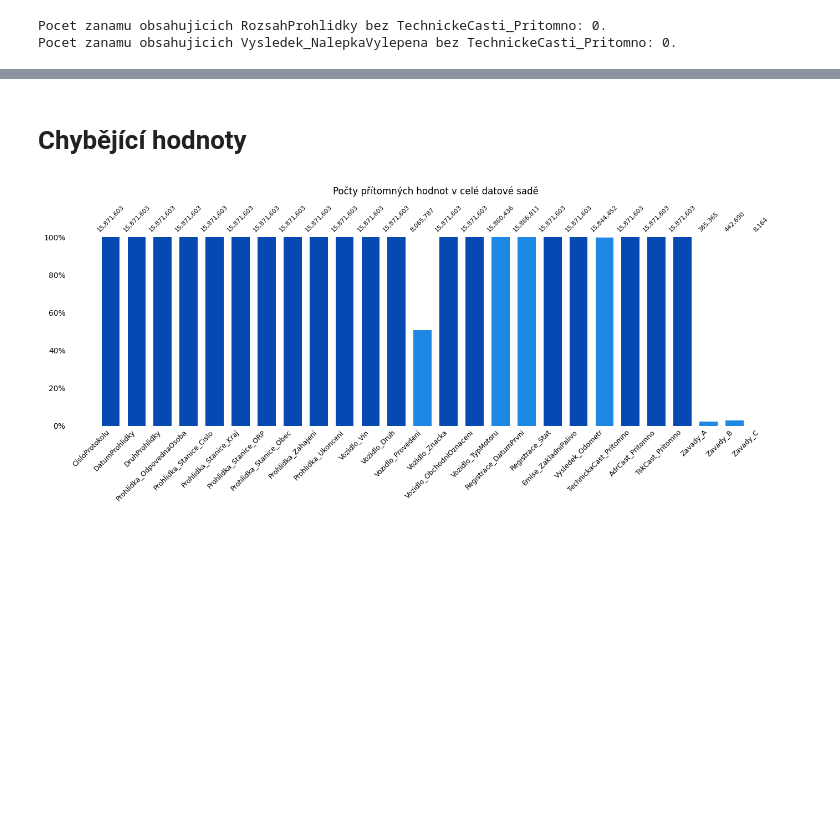
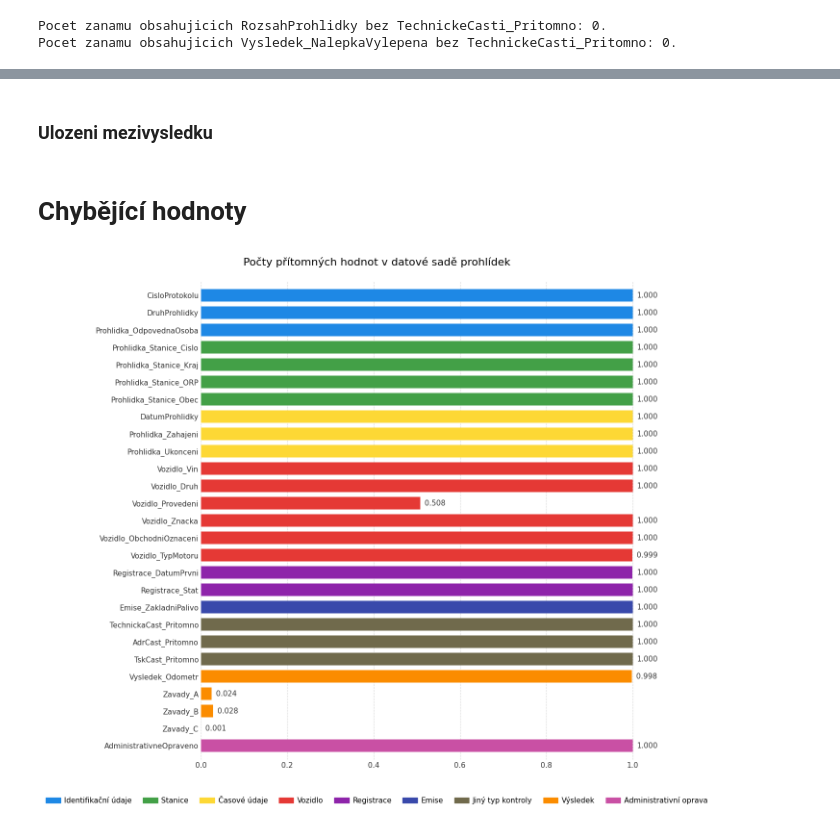
Before and after one commit to opendatalabcz/emissions-data-analysis-cz, a Jupyter notebook: kod/explorace/prohlidky_exploration.ipynb, the cells around one changed output, grey strips where cells are left out. Drawn from its saved outputs; the diff is of its cells as text; code cells hidden in the pictures; blank space fills up the shorter version.

```diff
--- a/kod/explorace/prohlidky_exploration.ipynb
+++ b/kod/explorace/prohlidky_exploration.ipynb
@@ -316,0 +297,4 @@ shape: (80_424, 5)
+# %%
+df_orphaned_repairs = df.filter(pl.col('AdministrativniOprava_CisloProtokolu').is_not_null()).join(df.select('CisloProtokolu'), left_on='AdministrativniOprava_CisloProtokolu', right_on='CisloProtokolu', how='anti')
+if PRINT: print(f'Pocet administrativnich oprav, ktere se odkazuji na neexistujici protokol: {len(df_orphaned_repairs)}')
+df = df.join(df_orphaned_repairs.select("CisloProtokolu"), on="CisloProtokolu", how="anti")
@@ -403,0 +515,3 @@ df = (
+# %%
+df = df.select(['CisloProtokolu', 'DruhProhlidky', 'Prohlidka_OdpovednaOsoba', 'Prohlidka_Stanice_Cislo', 'Prohlidka_Stanice_Kraj', 'Prohlidka_Stanice_ORP', 'Prohlidka_Stanice_Obec', 'DatumProhlidky', 'Prohlidka_Zahajeni', 'Prohlidka_Ukonceni', 'Vozidlo_Vin', 'Vozidlo_Druh', 'Vozidlo_Provedeni', 'Vozidlo_Znacka', 'Vozidlo_ObchodniOznaceni', 'Vozidlo_TypMotoru', 'Registrace_DatumPrvni', 'Registrace_Stat', 'Emise_ZakladniPalivo', 'TechnickaCast_Pritomno', 'AdrCast_Pritomno', 'TskCast_Pritomno', 'Vysledek_Odometr', 'Zavady_A', 'Zavady_B', 'Zavady_C', 'AdministrativneOpraveno'])
+if PRINT: schema_description(df)
@@ -403,0 +536,2 @@ df = (
+# %% [markdown]
+### Ulozeni mezivysledku
@@ -406,37 +542,24 @@ df = (
 # %%
 # Výpočet metrik
 total_rows = len(df)
 columns = df.columns
 null_counts = df.null_count().row(0)
 non_null_counts = [total_rows - count for count in null_counts]
 ratios = [count / total_rows if total_rows > 0 else 0 for count in non_null_counts]
 
-# Definice barev
-colors = ['#0749b3' if r == 1.0 else '#1e88e5' for r in ratios]
+group_mapping['AdministrativneOpraveno'] = 8
+group_indices = [group_mapping[col] for col in columns]
 
-# Inicializace grafu
-fig, ax = plt.subplots(figsize=(14, 6))
-bars = ax.bar(columns, ratios, color=colors, width=0.7)
-
-# Horní popisky
-for i, count in enumerate(non_null_counts):
-    ax.text(i, 1.02, f"{count:,}", ha='center', va='bottom', rotation=45, fontsize=8)
-
-# Formátování
-ax.set_title('Počty přítomných hodnot v celé datové sadě')
-ax.set_ylim(0, 1.2)
-ax.set_yticks([0.0, 0.2, 0.4, 0.6, 0.8, 1.0])
-ax.tick_params(axis='both', which='both', length=0)
-ax.tick_params(axis='x', rotation=45, labelsize=9)
-ax.yaxis.set_major_formatter(mtick.PercentFormatter(xmax=1.0))
-
-for label in ax.get_xticklabels():
-    label.set_horizontalalignment('right')
-
-ax.spines[['top', 'right', 'left', 'bottom']].set_visible(False)
-
-plt.tight_layout()
-plt.savefig("kod/explorace/prohlidky_pritomne_hodnoty.svg", format="svg", bbox_inches='tight')
-plt.show()
+group_descriptions = ['Identifikační údaje', 'Stanice', 'Časové údaje', 'Vozidlo', 'Registrace', 'Emise', 'Jiný typ kontroly', 'Výsledek', 'Administrativní oprava']
+horizontal_bar(
+    labels=columns,
+    counts=ratios,
+    title='Počty přítomných hodnot v datové sadě prohlídek',
+    save_path='kod/explorace/prohlidky_pritomne_hodnoty.svg',
+    decimals=3,
+    height=12,
+    group_indices=group_indices,
+    group_descriptions=group_descriptions
+)
 # %% [output]
-[figure, old version]
+[figure, new version]
```
Also changed, not shown: parts of 59 cells of this notebook, 11 other files.
